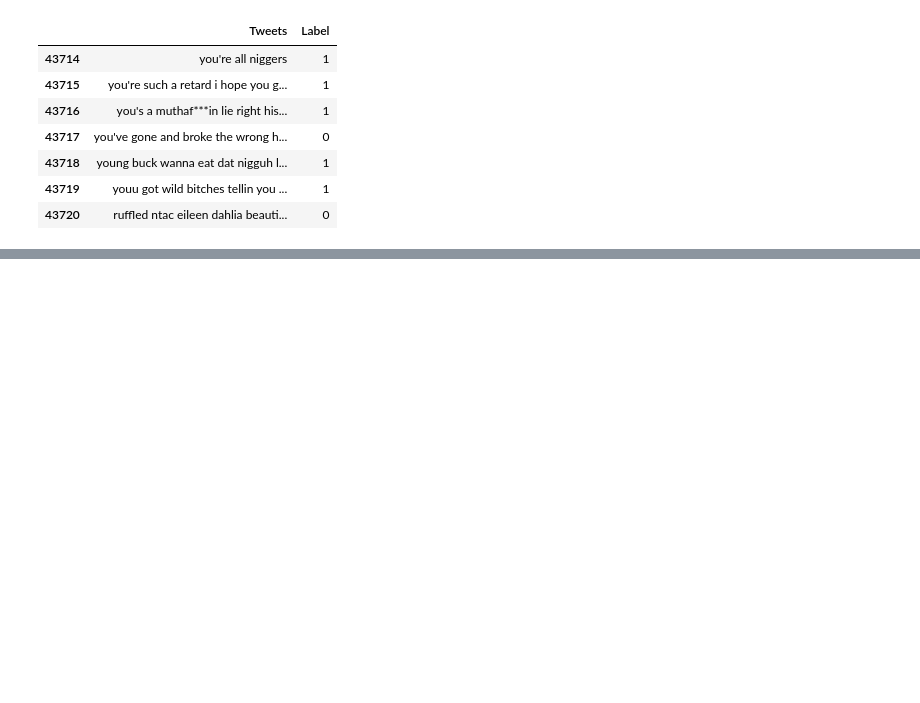
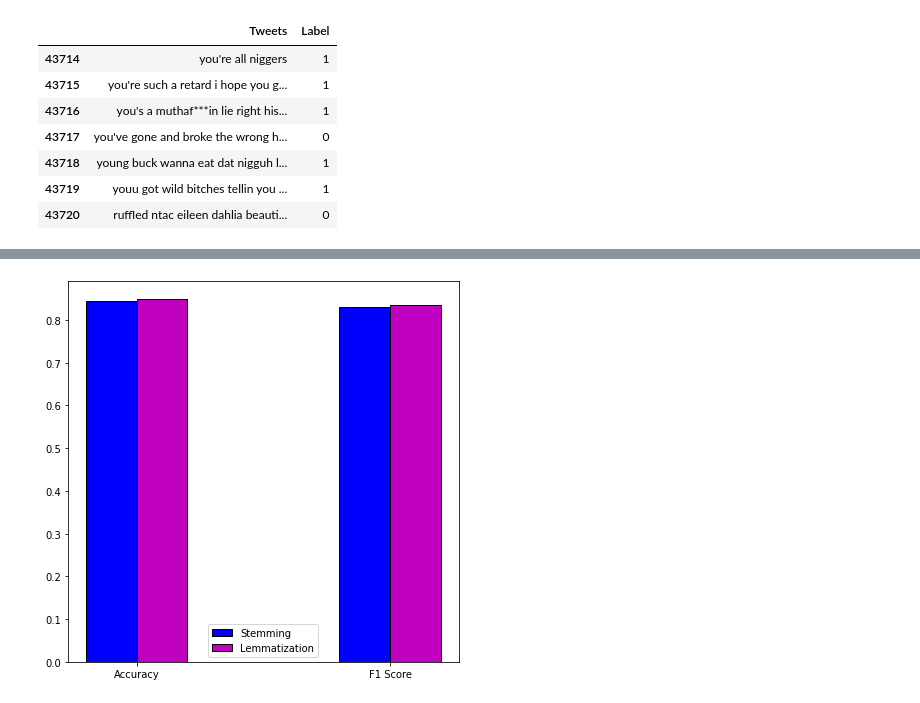
Before and after one commit to Nasseredd/DiscriminationTweetsProject, a Jupyter notebook: Analysis.ipynb, the cells around one changed output, grey strips where cells are left out. Saved outputs shown, nothing was run; the diff lists cells and outputs as text; code cells hidden in the pictures; blank space fills up the shorter version.

```diff
--- a/Analysis.ipynb
+++ b/Analysis.ipynb
@@ -50,0 +85,16 @@ plt.show()
+# %%
+%%time
+from DPreprocessing import preprocessing
+from Models import support_vector_machine
+
+data = balanced_sample(df,10000)
+
+# Lemmatization
+X_train, X_test, y_train, y_test = preprocessing(data, nbr_tokens=100, vectorizer="bow", canon="lemmatization")
+f1_score_lemma = support_vector_machine(X_train, X_test, y_train, y_test, metric="f1score")
+accuracy_lemma = support_vector_machine(X_train, X_test, y_train, y_test, metric="accuracy")
+
+# Stemming
+X_train, X_test, y_train, y_test = preprocessing(data, nbr_tokens=100, vectorizer="tfidf", canon="stemming")
+f1_score_stem = support_vector_machine(X_train, X_test, y_train, y_test, metric="f1score")
+accuracy_stem = support_vector_machine(X_train, X_test, y_train, y_test, metric="accuracy")
@@ -50,0 +118,9 @@ plt.show()
+# %%
+from Evaluations import metrics_graphic
+
+lemmatization_metrics = [accuracy_lemma,f1_score_lemma]
+stemming_metrics = [accuracy_stem,f1_score_stem]
+
+metrics_graphic(stemming_metrics, lemmatization_metrics)
+# %% [output]
+[figure, added]
```
Also changed, not shown: parts of 31 cells of this notebook.
